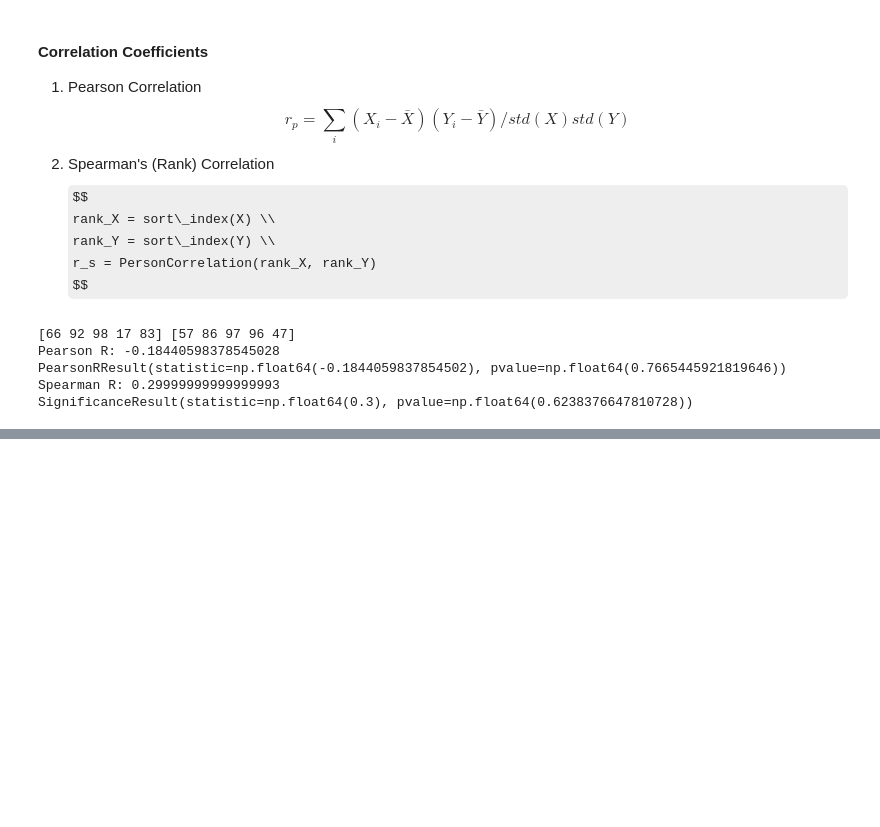
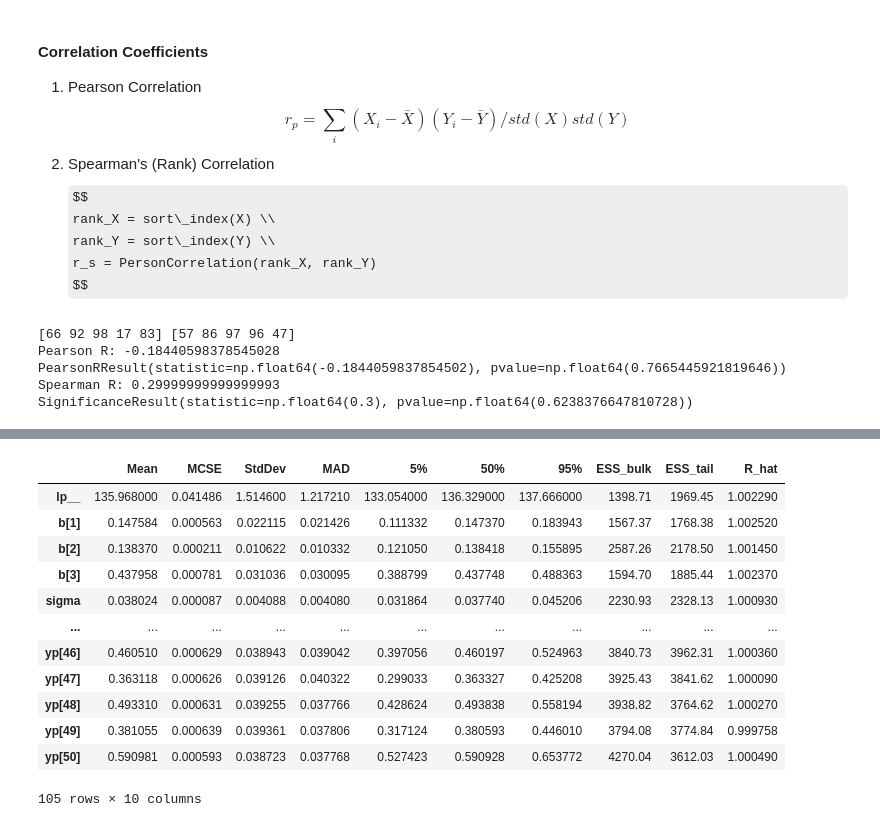
Before and after one commit to atruergod/Matsuura2022_Bayesian_Statistical_Modeling_with_Stan_R_and_Python, a Jupyter notebook: yndk/ch05/ch5.1_Multiple_Linear_Regression.ipynb, the cells around one changed output, grey strips where cells are left out. Cells and saved outputs as stored; diff of their text form; code cells hidden in the pictures; some formulas as TeX source; blank space fills up the shorter version.

```diff
--- a/yndk/ch05/ch5.1_Multiple_Linear_Regression.ipynb
+++ b/yndk/ch05/ch5.1_Multiple_Linear_Regression.ipynb
@@ -144,0 +293,16 @@ SignificanceResult(statistic=np.float64(0.3), pvalue=np.float64(0.62383766478107
+# %%
+fit.summary()
+# %% [output]
+|  | Mean | MCSE | StdDev | MAD | 5% | 50% | 95% | ESS_bulk | ESS_tail | R_hat |
+| lp__ | 135.968000 | 0.041486 | 1.514600 | 1.217210 | 133.054000 | 136.329000 | 137.666000 | 1398.71 | 1969.45 | 1.002290 |
+| b[1] | 0.147584 | 0.000563 | 0.022115 | 0.021426 | 0.111332 | 0.147370 | 0.183943 | 1567.37 | 1768.38 | 1.002520 |
+| b[2] | 0.138370 | 0.000211 | 0.010622 | 0.010332 | 0.121050 | 0.138418 | 0.155895 | 2587.26 | 2178.50 | 1.001450 |
+| b[3] | 0.437958 | 0.000781 | 0.031036 | 0.030095 | 0.388799 | 0.437748 | 0.488363 | 1594.70 | 1885.44 | 1.002370 |
+| sigma | 0.038024 | 0.000087 | 0.004088 | 0.004080 | 0.031864 | 0.037740 | 0.045206 | 2230.93 | 2328.13 | 1.000930 |
+| ... | ... | ... | ... | ... | ... | ... | ... | ... | ... | ... |
+| yp[46] | 0.460510 | 0.000629 | 0.038943 | 0.039042 | 0.397056 | 0.460197 | 0.524963 | 3840.73 | 3962.31 | 1.000360 |
+| yp[47] | 0.363118 | 0.000626 | 0.039126 | 0.040322 | 0.299033 | 0.363327 | 0.425208 | 3925.43 | 3841.62 | 1.000090 |
+| yp[48] | 0.493310 | 0.000631 | 0.039255 | 0.037766 | 0.428624 | 0.493838 | 0.558194 | 3938.82 | 3764.62 | 1.000270 |
+| yp[49] | 0.381055 | 0.000639 | 0.039361 | 0.037806 | 0.317124 | 0.380593 | 0.446010 | 3794.08 | 3774.84 | 0.999758 |
+| yp[50] | 0.590981 | 0.000593 | 0.038723 | 0.037768 | 0.527423 | 0.590928 | 0.653772 | 4270.04 | 3612.03 | 1.000490 |
+105 rows × 10 columns
```
Also changed, not shown: parts of 12 cells of this notebook.
